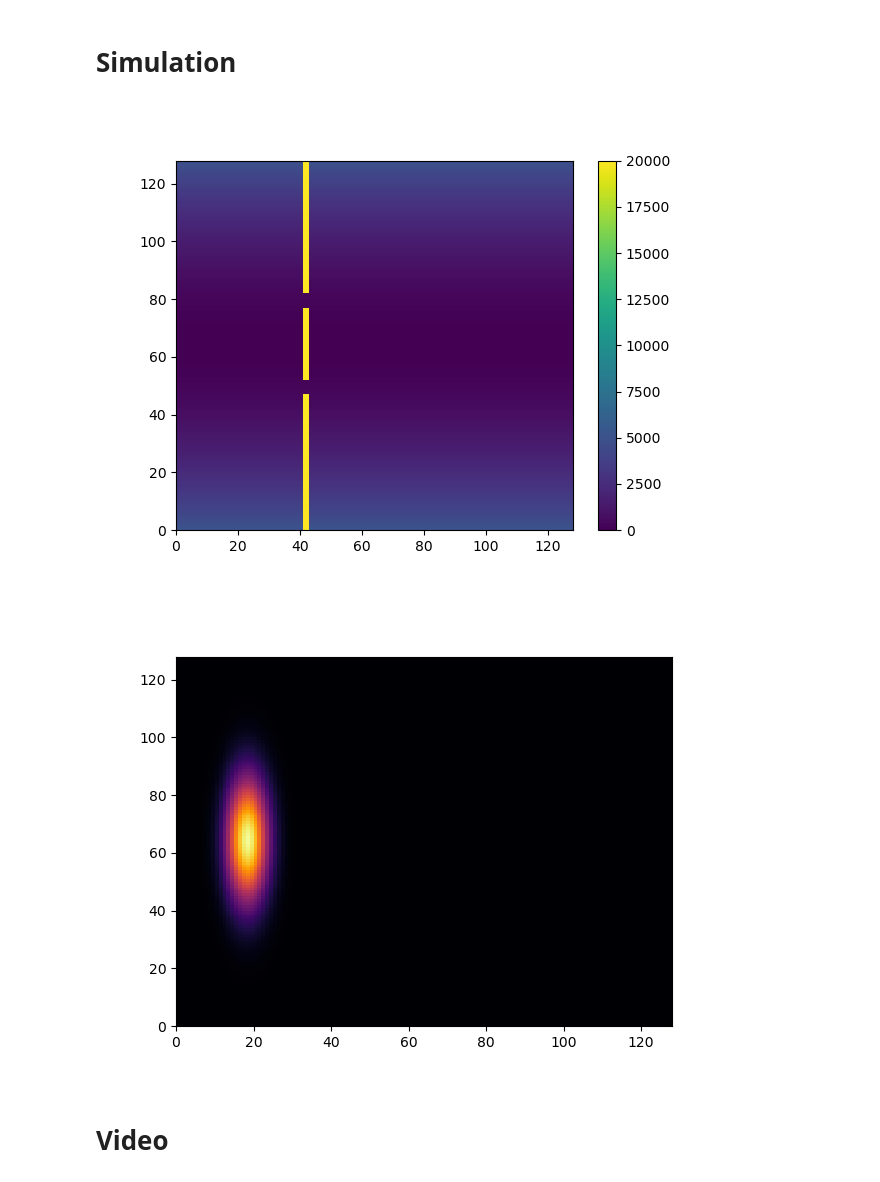
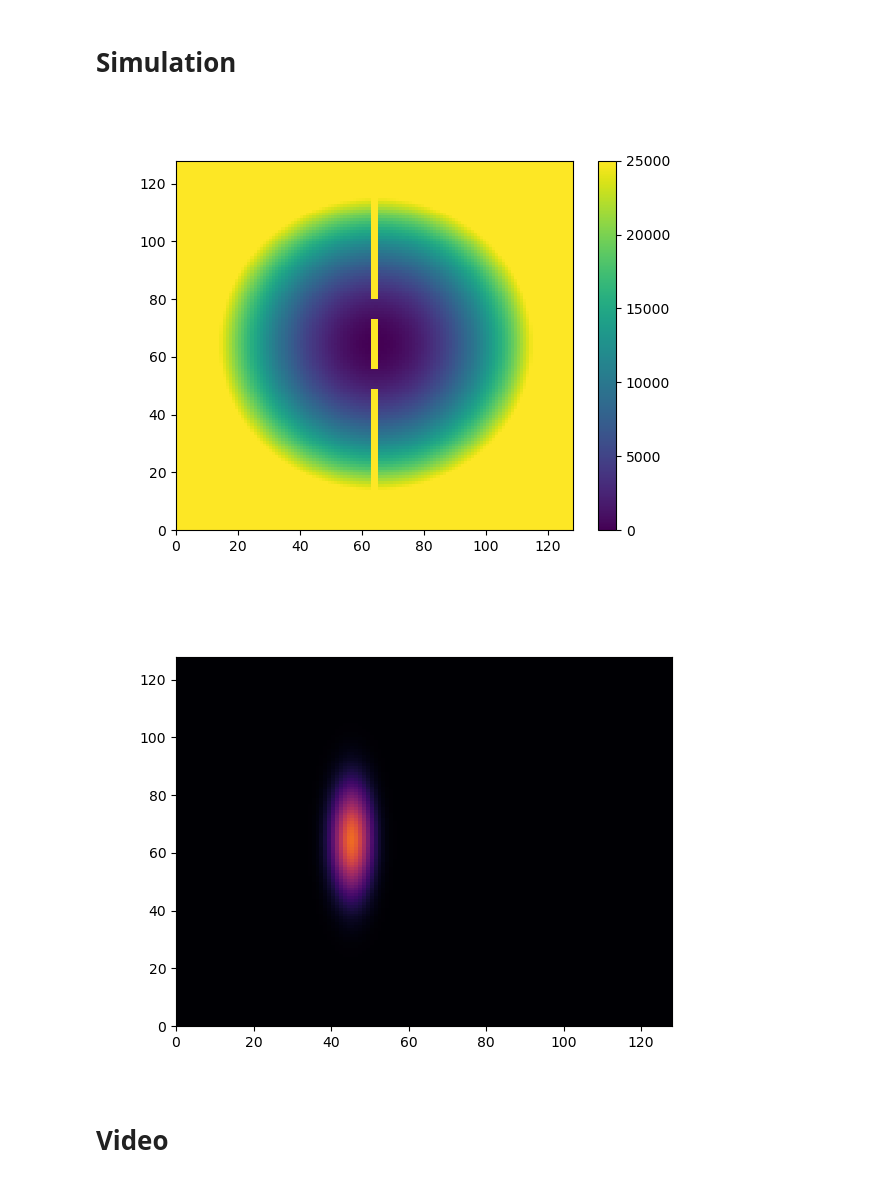
Before and after one commit to jannosch/qsynthi_prototyping, a Jupyter notebook: sim_test.ipynb, the cells around one changed output. Cells and saved outputs as stored; diff of their text form; code cells hidden in the pictures.

```diff
--- a/sim_test.ipynb
+++ b/sim_test.ipynb
@@ -11,22 +11,23 @@ import simulation
 n = 128
 sim_speed = 0.004
 sim_fps = 500
-duration = 8
+duration = 6
 frame_amount = duration * sim_fps
 
 # initial_state = np.array([[simulation.gaussian(x, y, n, offset=[-0.7, 0.0], width=0.15, height=0.6) for x in range(n)] for y in range(n)])
+initial_state = np.array([[simulation.gaussian(x, y, n, offset=[-0.3, 0.0], width=0.07, height=0.25) for x in range(n)] for y in range(n)])
 # initial_state = np.array([[simulation.gaussian_x_impulse(x, y, n, offset=[-0.7, 0.0], width=0.15, height=0.6, impulse=0.03) for x in range(n)] for y in range(n)])
-initial_state = np.array([[simulation.gaussian_x_impulse(x, y, n, offset=[-0.72, 0.0], width=0.075, height=0.3, impulse=0.04) for x in range(n)] for y in range(n)])
+# initial_state = np.array([[simulation.gaussian_x_impulse(x, y, n, offset=[-0.72, 0.0], width=0.075, height=0.3, impulse=0.04) for x in range(n)] for y in range(n)])
 # initial_state = np.array([[simulation.gaussian(x, y, n, offset=[-0.6, 0.0], width=0.05) for x in range(n)] for y in range(n)]) + np.array([[simulation.gaussian(x, y, n, offset=[-0.62, 0.0], width=0.05, imag=True) for x in range(n)] for y in range(n)])
-potential = np.array([[simulation.parabola(x, y, n, offset=[0, 0], factor=5000) for x in range(n)] for y in range(n)])
+potential = np.array([[simulation.parabola(x, y, n, offset=(0, 0), factor=(40000, 40000, 2)) for x in range(n)] for y in range(n)])
 # potential = np.array([[complex(0, 0) for x in range(n)] for y in range(n)])
 
-barrier_x = n // 3 - 1
+barrier_x = n // 2 - 1
 barrier_width = 2
 multi_slit = [(-15, -13), (-8, -6), (-1, 1), (6, 8), (13, 15)]
 double_slit = [(-5, -1), (2, 6)]
 wide_double_slit = [(-35, -25), (26, 36)]
-half_wide_double_slit = [(-17, -12), (13, 18)]
+half_wide_double_slit = [(-15, -8), (9, 16)]
 single_slit = [(-6, 7)]
 slits = half_wide_double_slit
 
@@ -35,14 +36,14 @@ frames = simulation.sim(n, sim_fps, duration, slits, barrier_x, barrier_width, s
 # %%
 import matplotlib
 plt.figure()
 plt.pcolormesh(np.abs(frames[0]) ** 2, cmap='inferno', norm=matplotlib.colors.PowerNorm(vmin=0, vmax=np.max(np.square(np.abs(frames))), gamma=0.4))
 plt.figure()
-plt.pcolormesh(np.abs(potential), vmin=0, vmax=20000)
+plt.pcolormesh(np.abs(potential), vmin=0, vmax=25000)
 plt.colorbar()
 plt.show()
 # %% [output]
-[figure, old version]
+[figure, new version]
-[figure, old version]
+[figure, new version]
 # %% [markdown]
 # Video
 # %%
```
Also changed, not shown: parts of 1 cell of this notebook, 7 other files.
